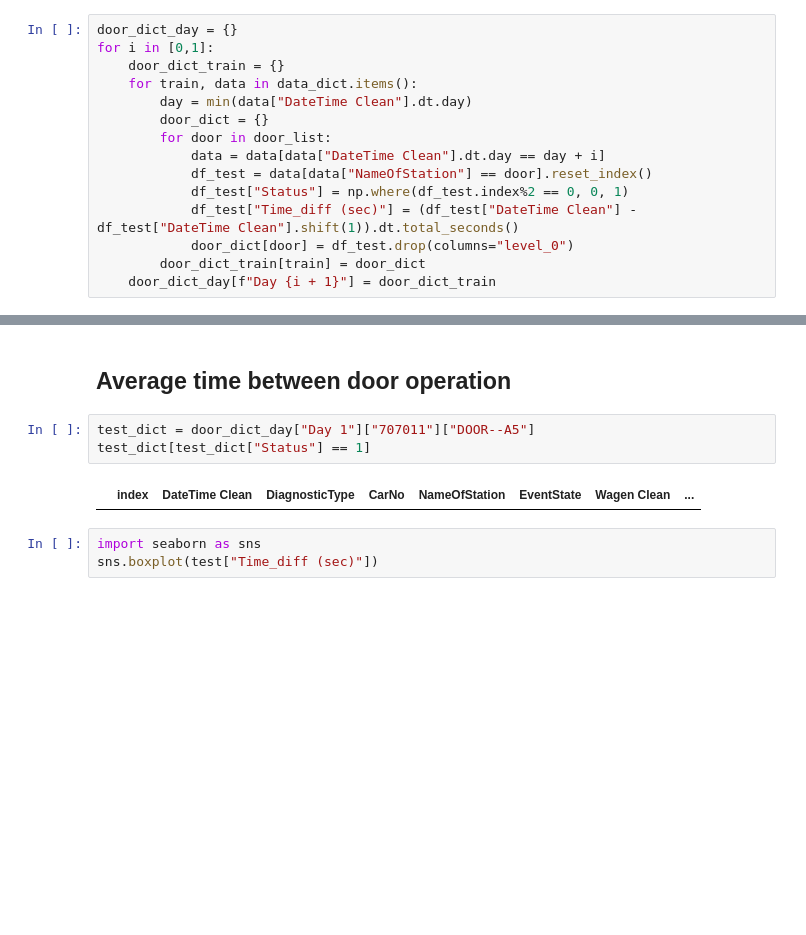
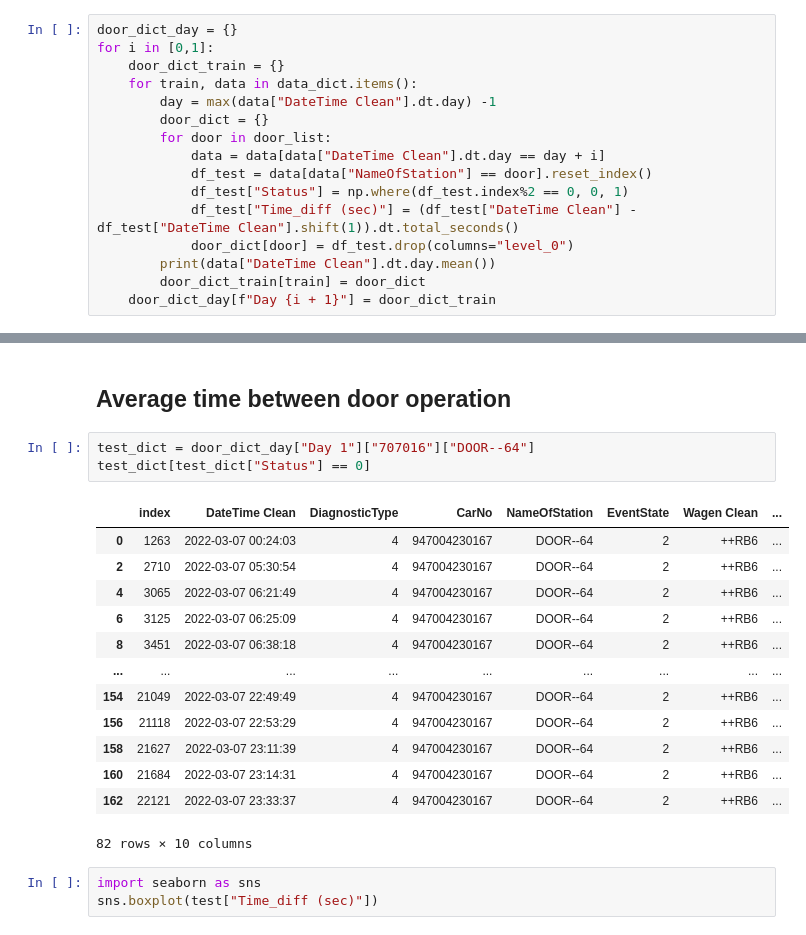
Before and after one commit to Calonnec/S_interview, a Jupyter notebook: Data exploration.ipynb, the cells around one changed output, grey strips where cells are left out. Drawn from its saved outputs; the diff is of its cells as text; blank space fills up the shorter version.

```diff
--- a/Data exploration.ipynb
+++ b/Data exploration.ipynb
@@ -36,7 +64,7 @@ door_dict_day = {}
 for i in [0,1]:
     door_dict_train = {}
     for train, data in data_dict.items():
-        day = min(data["DateTime Clean"].dt.day)
+        day = max(data["DateTime Clean"].dt.day) -1
         door_dict = {}
         for door in door_list:
             data = data[data["DateTime Clean"].dt.day == day + i]
@@ -44,5 +72,6 @@ for i in [0,1]:
             df_test["Status"] = np.where(df_test.index%2 == 0, 0, 1)
             df_test["Time_diff (sec)"] = (df_test["DateTime Clean"] - df_test["DateTime Clean"].shift(1)).dt.total_seconds()
             door_dict[door] = df_test.drop(columns="level_0")
+        print(data["DateTime Clean"].dt.day.mean())
         door_dict_train[train] = door_dict
     door_dict_day[f"Day {i + 1}"] = door_dict_train
@@ -110,10 +178,22 @@ sns.histplot(x=df_fleet_2.columns.tolist()[1:-2],y=df_fleet_2.head(1).values.tol
 # %% [markdown]
 ## Average time between door operation
 # %%
-test_dict = door_dict_day["Day 1"]["707011"]["DOOR--A5"]
-test_dict[test_dict["Status"] == 1]
+test_dict = door_dict_day["Day 1"]["707016"]["DOOR--64"]
+test_dict[test_dict["Status"] == 0]
 # %% [output]
 |  | index | DateTime Clean | DiagnosticType | CarNo | NameOfStation | EventState | Wagen Clean | ... |
+| 0 | 1263 | 2022-03-07 00:24:03 | 4 | 947004230167 | DOOR--64 | 2 | ++RB6 | ... |
+| 2 | 2710 | 2022-03-07 05:30:54 | 4 | 947004230167 | DOOR--64 | 2 | ++RB6 | ... |
+| 4 | 3065 | 2022-03-07 06:21:49 | 4 | 947004230167 | DOOR--64 | 2 | ++RB6 | ... |
+| 6 | 3125 | 2022-03-07 06:25:09 | 4 | 947004230167 | DOOR--64 | 2 | ++RB6 | ... |
+| 8 | 3451 | 2022-03-07 06:38:18 | 4 | 947004230167 | DOOR--64 | 2 | ++RB6 | ... |
+| ... | ... | ... | ... | ... | ... | ... | ... | ... |
+| 154 | 21049 | 2022-03-07 22:49:49 | 4 | 947004230167 | DOOR--64 | 2 | ++RB6 | ... |
+| 156 | 21118 | 2022-03-07 22:53:29 | 4 | 947004230167 | DOOR--64 | 2 | ++RB6 | ... |
+| 158 | 21627 | 2022-03-07 23:11:39 | 4 | 947004230167 | DOOR--64 | 2 | ++RB6 | ... |
+| 160 | 21684 | 2022-03-07 23:14:31 | 4 | 947004230167 | DOOR--64 | 2 | ++RB6 | ... |
+| 162 | 22121 | 2022-03-07 23:33:37 | 4 | 947004230167 | DOOR--64 | 2 | ++RB6 | ... |
+82 rows × 10 columns
 # %%
 import seaborn as sns
 sns.boxplot(test["Time_diff (sec)"])
```
Also changed, not shown: parts of 18 cells of this notebook, 2 other files.
